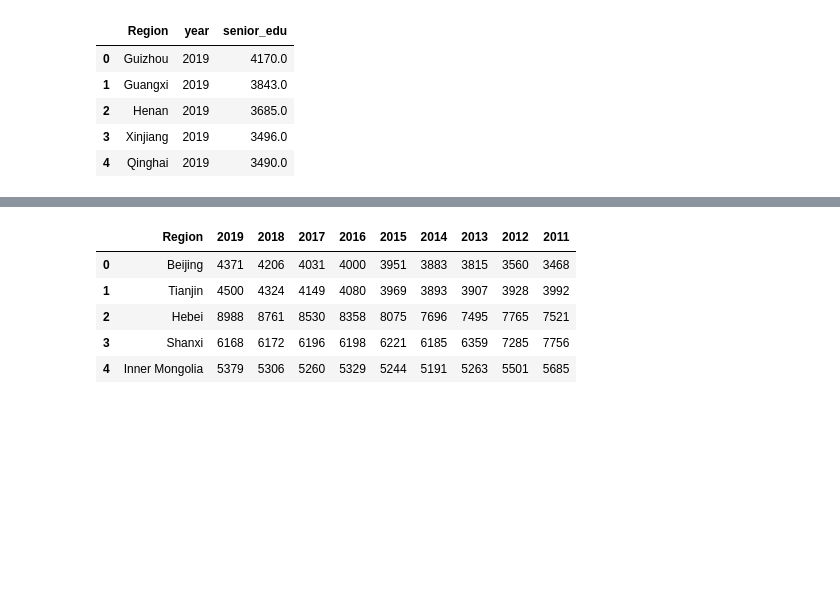
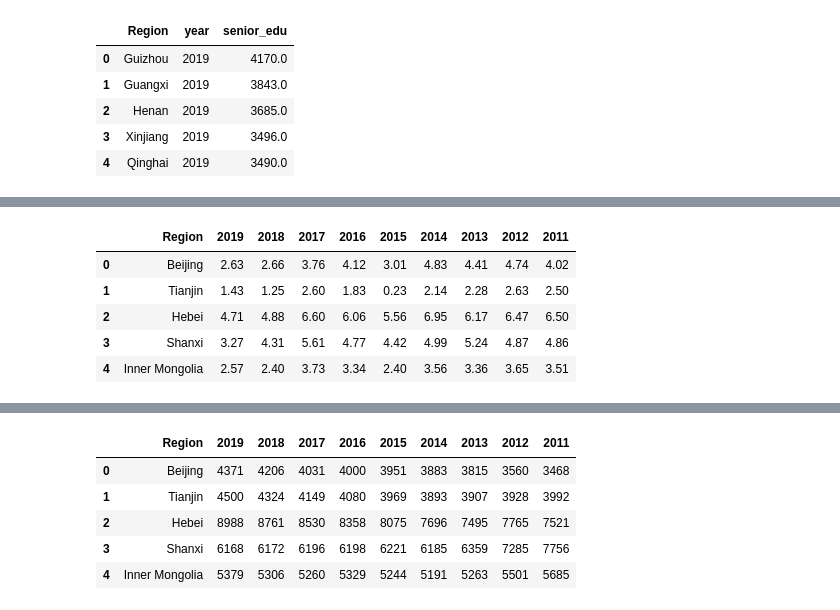
Before and after one commit to mexiliang/umich-591, a Jupyter notebook: Scatterplot.ipynb, the cells around one changed output, grey strips where cells are left out. Saved outputs shown, nothing was run; the diff lists cells and outputs as text; code cells hidden in the pictures; blank space fills up the shorter version.

Commit message:
new data files

```diff
--- a/Scatterplot.ipynb
+++ b/Scatterplot.ipynb
@@ -15,6 +15,9 @@ senior_secondary_education_path = 'data/education_students_senior_secondary_per1
 junior_secondary_education_path = 'data/education_students_junior_secondary_per100000.csv'
 primary_education_path = 'data/education_students_primary_per100000.csv'
 kindergarten_education_path = 'data/education_students_kindergarten_per100000.csv'
+
+# population files paths
+natural_growth_path = 'data/natural_growth_rate.csv'
 # %%
 disposableincome_df = pd.read_csv(disposableincome_path, skiprows=3, skipfooter=1, engine='python')
 divorces_df = pd.read_csv(divorces_path, skiprows=3, skipfooter=1, engine='python')
@@ -22,11 +25,14 @@ grossregionalproduct_df = pd.read_csv(grossregionalproduct_path, skiprows=3, ski
 marriages_df = pd.read_csv(marriages_path, skiprows=3, skipfooter=1, engine='python')
 
 # education dataframes
-higher_edu_df = pd.read_csv(highereducation_path, skiprows=3, skipfooter=1, engine='python')
+higher_edu_df = pd.read_csv(higher_education_path, skiprows=3, skipfooter=1, engine='python')
 senior_sec_edu_df = pd.read_csv(senior_secondary_education_path, skiprows=3, skipfooter=1, engine='python')
 junior_sec_edu_df = pd.read_csv(junior_secondary_education_path, skiprows=3, skipfooter=1, engine='python')
 primary_edu_df = pd.read_csv(primary_education_path, skiprows=3, skipfooter=1, engine='python')
 kindergarten_edu_df = pd.read_csv(kindergarten_education_path, skiprows=3, skipfooter=1, engine='python')
+
+# population dataframes
+natural_growth_df = pd.read_csv(natural_growth_path, skiprows=3, skipfooter=1, engine='python')
 # %%
 kindergarten_edu_df.head()
 # %% [output]
@@ -42,12 +48,15 @@ divorces_df.dropna(axis=1, how='all', inplace=True)
 disposableincome_df.dropna(axis=1, how='all', inplace=True)
 grossregionalproduct_df.dropna(axis=1, how='all', inplace=True)
 
-# dropping values in year of 2020 all eduation dataframes
+# dropping nan values for all eduation dataframes
 higher_edu_df.dropna(axis=1, how='all', inplace=True)
 senior_sec_edu_df.dropna(axis=1, how='all', inplace=True)
 junior_sec_edu_df.dropna(axis=1, how='all', inplace=True)
 primary_edu_df.dropna(axis=1, how='all', inplace=True)
 kindergarten_edu_df.dropna(axis=1, how='all', inplace=True)
+
+# dropping nan values for population dataframes
+natural_growth_df.dropna(axis=1, how='all', inplace=True)
 # %%
 senior_sec_edu_df.sort_values(by=['2019', '2018', '2017', '2016', '2015', '2014', '2013', '2012', '2011'],
                             ascending=False, inplace=True)
@@ -80,3 +89,12 @@ alt.Chart(senior_sec_edu_df).mark_line(point=True).encode(
 )
 # %% [output]
 [interactive output not drawn]
+# %%
+natural_growth_df.head()
+# %% [output]
+|  | Region | 2019 | 2018 | 2017 | 2016 | 2015 | 2014 | 2013 | 2012 | 2011 |
+| 0 | Beijing | 2.63 | 2.66 | 3.76 | 4.12 | 3.01 | 4.83 | 4.41 | 4.74 | 4.02 |
+| 1 | Tianjin | 1.43 | 1.25 | 2.60 | 1.83 | 0.23 | 2.14 | 2.28 | 2.63 | 2.50 |
+| 2 | Hebei | 4.71 | 4.88 | 6.60 | 6.06 | 5.56 | 6.95 | 6.17 | 6.47 | 6.50 |
+| 3 | Shanxi | 3.27 | 4.31 | 5.61 | 4.77 | 4.42 | 4.99 | 5.24 | 4.87 | 4.86 |
+| 4 | Inner Mongolia | 2.57 | 2.40 | 3.73 | 3.34 | 2.40 | 3.56 | 3.36 | 3.65 | 3.51 |
```
Also changed, not shown: parts of 3 cells of this notebook, 4 other files.
